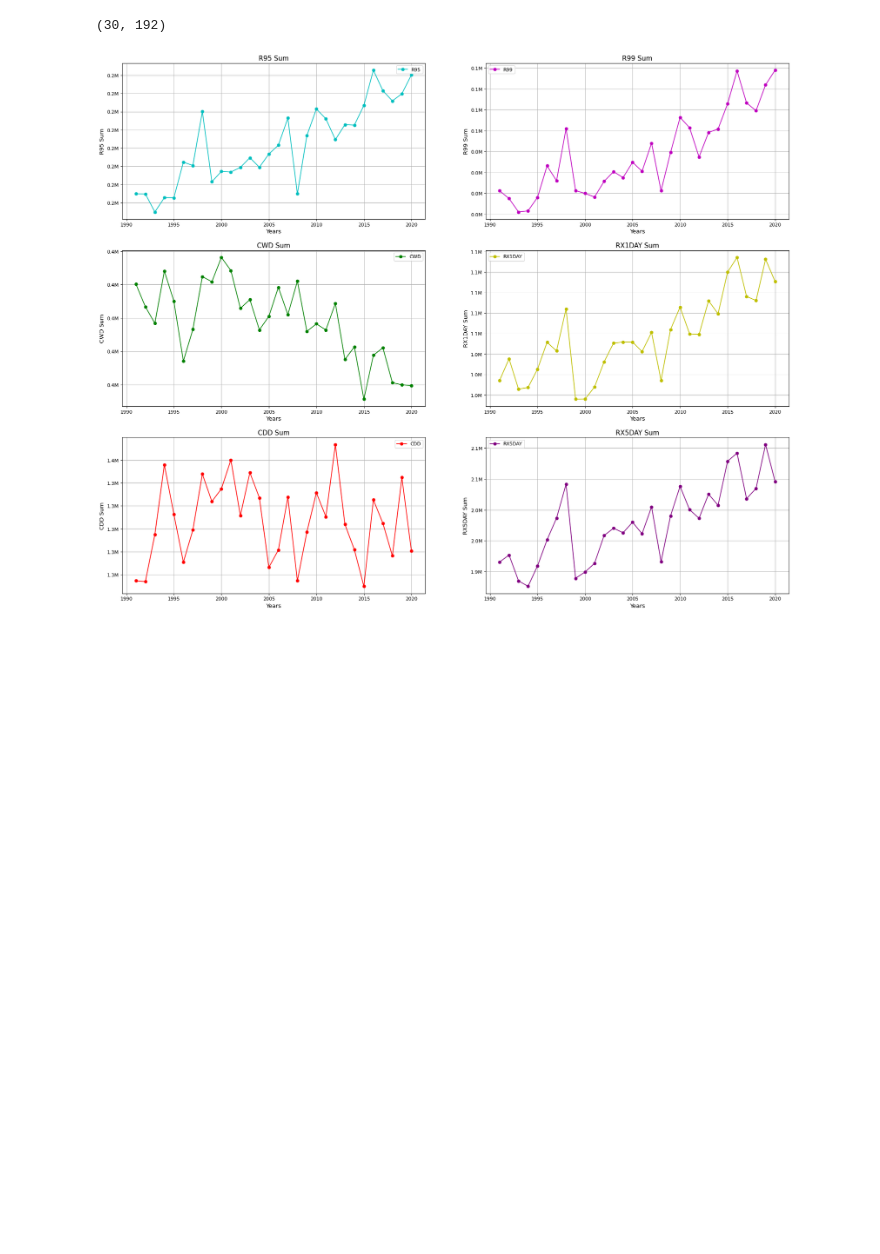
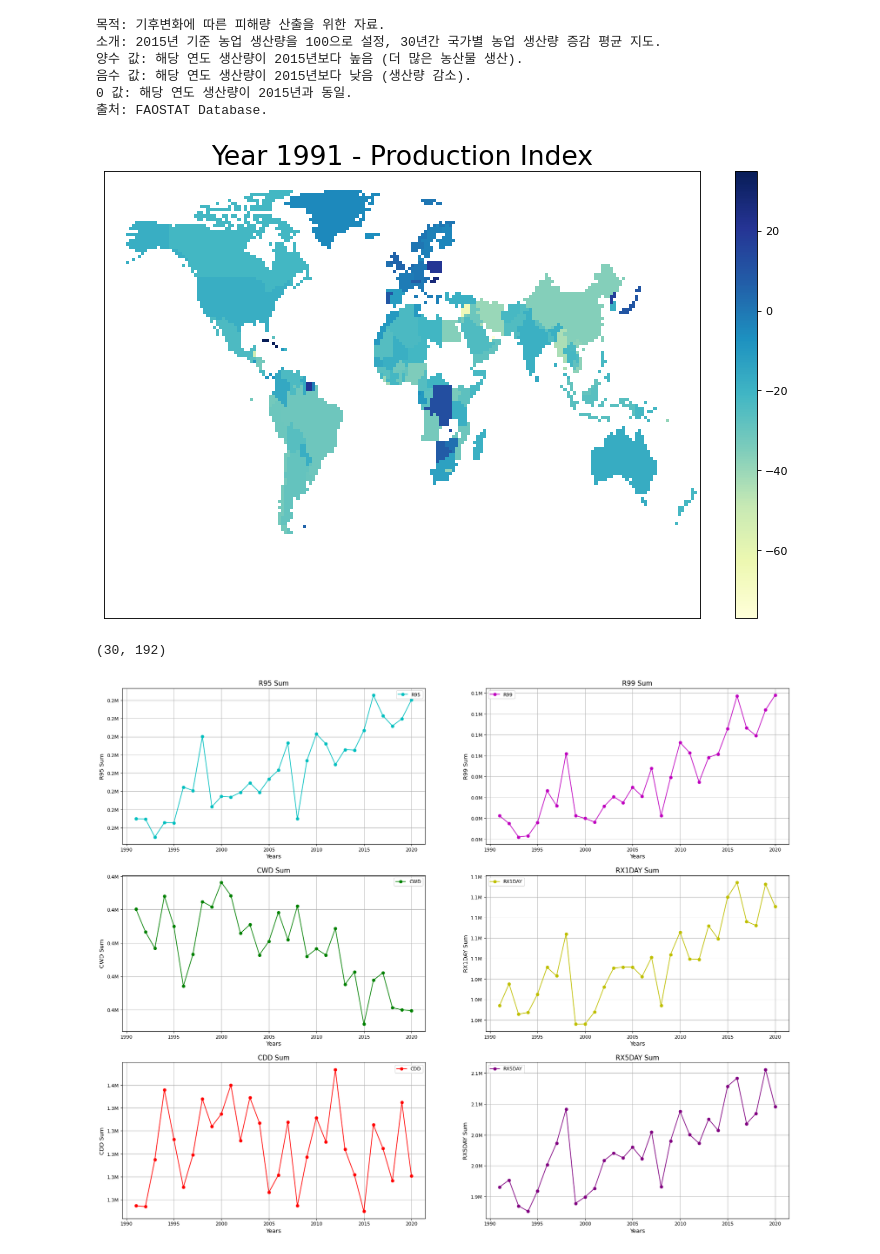
Before and after one commit to swany00/2024_CML, a Jupyter notebook: ww.ipynb, the cells around one changed output. Cells and saved outputs as stored; diff of their text form; code cells hidden in the pictures; blank space fills up the shorter version.

```diff
--- a/ww.ipynb
+++ b/ww.ipynb
@@ -136,3 +136,47 @@ plot_extreme_rainfall_graphs(production_index_values, cwd, cdd, r95, r99, rx1day
+# %%
+import matplotlib.pyplot as plt
+import numpy as np
+import matplotlib.animation as animation
+from IPython.display import HTML
+
+# 새로운 플롯 생성 (1x1 그리드)
+fig, axs = plt.subplots(1, 1, figsize=(10, 6), dpi=80, constrained_layout=True)
+# 첫 번째 프레임의 데이터를 이용해 초기 colorbar를 생성
+im11 = axs.imshow(production_index_values[0]-production_index_values[14], cmap='YlGnBu', alpha=1, origin='lower')
+fig.colorbar(im11, ax=axs)
+axs.set_xticks([])  # x축 눈금 없애기
+axs.set_yticks([])  # y축 눈금 없애기
+
+# 애니메이션 업데이트 함수
+def update(i):
+    im11.set_data(production_index_values[i]-production_index_values[14])  # 프레임에 맞는 데이터로 업데이트
+    axs.set_title(f'Year {i + 1991} - Production Index', fontsize=24)  # 제목 업데이트
+
+# 애니메이션 생성
+ani = animation.FuncAnimation(fig, update, frames=len(production_index_values), interval=400)
+
+# 애니메이션을 HTML로 변환하여 표시
+html_animation = ani.to_jshtml()
+html_animation = html_animation.replace('<video ', '<video autoplay loop width="600" height="450" ')
+
+
+
+# 애니메이션을 HTML로 표시
+HTML(html_animation)
+print("목적: 기후변화에 따른 피해량 산출을 위한 자료.")
+print("소개: 2015년 기준 농업 생산량을 100으로 설정, 30년간 국가별 농업 생산량 증감 평균 지도.")
+print("양수 값: 해당 연도 생산량이 2015년보다 높음 (더 많은 농산물 생산).")
+print("음수 값: 해당 연도 생산량이 2015년보다 낮음 (생산량 감소).")
+print("0 값: 해당 연도 생산량이 2015년과 동일.")
+print("출처: FAOSTAT Database.")
+# %% [output]
+목적: 기후변화에 따른 피해량 산출을 위한 자료.
+소개: 2015년 기준 농업 생산량을 100으로 설정, 30년간 국가별 농업 생산량 증감 평균 지도.
+양수 값: 해당 연도 생산량이 2015년보다 높음 (더 많은 농산물 생산).
+음수 값: 해당 연도 생산량이 2015년보다 낮음 (생산량 감소).
+0 값: 해당 연도 생산량이 2015년과 동일.
+출처: FAOSTAT Database.
+[figure, added]
 # %%
 np.nansum(production_index_values, axis=1)
 # %% [output]
```
Also changed, not shown: parts of 1 cell of this notebook, 2 other files.
